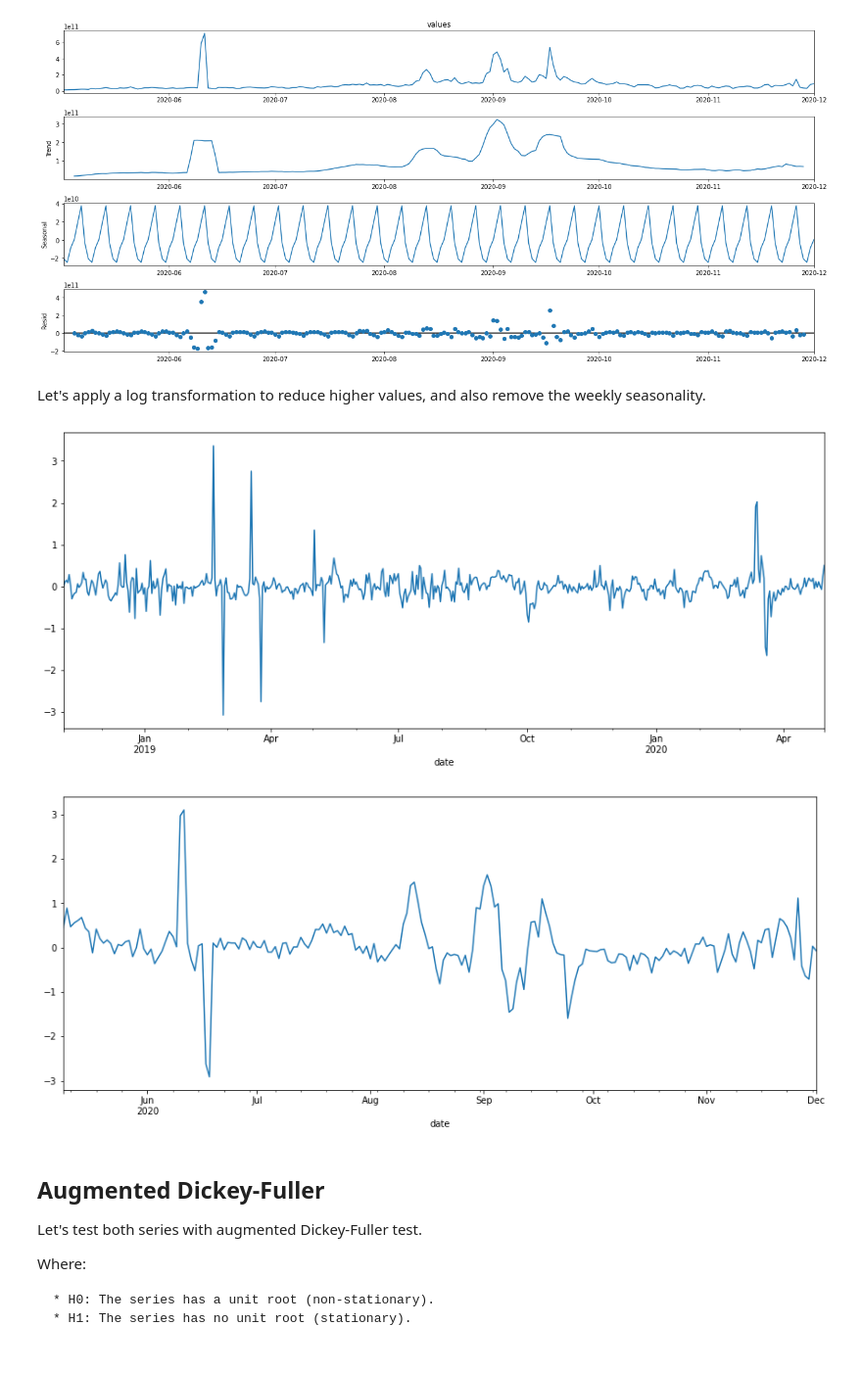
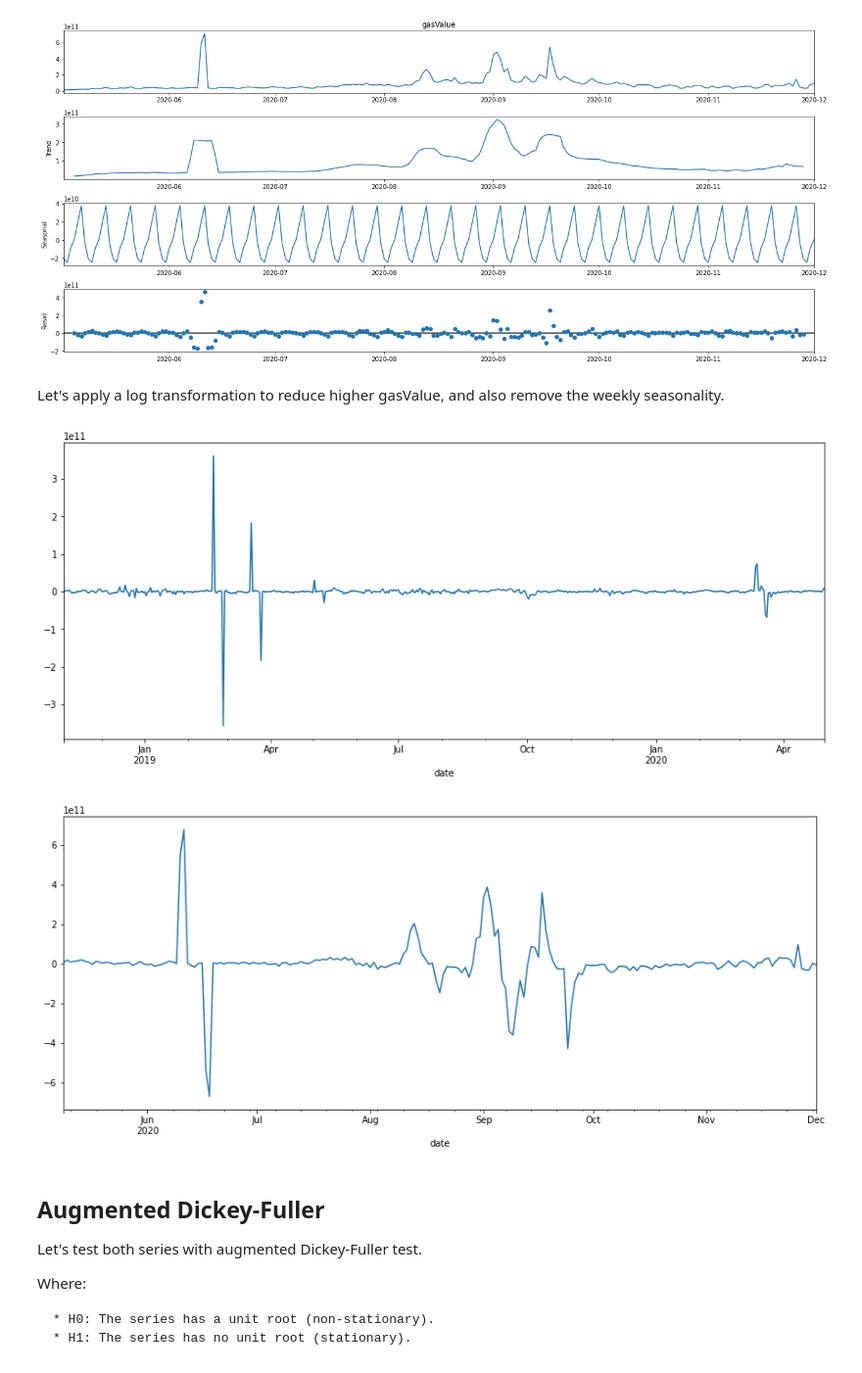
Before and after one commit to Grasia/gas-dao-activity, a Jupyter notebook: gas_seasonality.ipynb, the cells around one changed output. Shown at 98% size. Drawn from its saved outputs; the diff is of its cells as text; code cells hidden in the pictures.

```diff
--- a/gas_seasonality.ipynb
+++ b/gas_seasonality.ipynb
@@ -17,12 +24,8 @@ SECOND_SLICE_DATE: datetime = datetime.strptime('1/5/2020', '%d/%m/%Y')
 # %%
-def filter_series(df: pd.DataFrame, date_key: str, slice1: datetime, slice2: datetime) -> pd.DataFrame:
+def filter_series(df: pd.DataFrame, slice1: datetime, slice2: datetime) -> pd.DataFrame:
     dff: pd.DataFrame = df.copy()
-    dff.loc[:, date_key] = pd.to_datetime(dff.loc[:, date_key], unit='s')
-
-    dff.loc[:, :] = dff[dff[date_key] > slice1]
-    dff.loc[:, :] = dff[dff[date_key] < slice2]
-
-    dff = dff.set_index(date_key)
+    dff.loc[:, :] = dff[dff.index > slice1]
+    dff.loc[:, :] = dff[dff.index < slice2]
 
     return dff.dropna()
 # %%
@@ -57,8 +60,9 @@ def print_kpss(df: pd.DataFrame, values_key: str) -> None:
 Loading and cleaning gas data.
 # %%
 gas: pd.DataFrame = pd.read_csv(os.path.join('data', 'avg_gas_price.csv'), header=0)
-gas.rename(columns={'UnixTimeStamp': 'date', 'Value (Wei)': 'values'}, inplace = True)
-gas = gas[['date', 'values']].dropna()
+gas.rename(columns={'UnixTimeStamp': 'date', 'Value (Wei)': 'gasValue'}, inplace = True)
+gas = gas[['date', 'gasValue']].dropna()
+gas = transform_date_series(df=gas, date_key='date')
 # %% [markdown]
 ## Original series
 
@@ -74,7 +78,7 @@ plt.show()
 
 We can see there is two-stage in the series. The first stage ends around May first of 2020, from then the series changed. So let's split the series into two slices.
 # %%
-gas_slice1 = filter_series(df=gas, date_key='date', slice1=FIRST_SLICE_DATE, slice2=SECOND_SLICE_DATE)
-gas_slice2 = filter_series(df=gas, date_key='date', slice1=SECOND_SLICE_DATE, slice2=datetime.now())
+gas_slice1 = filter_series(df=gas, slice1=FIRST_SLICE_DATE, slice2=SECOND_SLICE_DATE)
+gas_slice2 = filter_series(df=gas, slice1=SECOND_SLICE_DATE, slice2=datetime.now())
 # %%
 rcParams['figure.figsize'] = 18, 8
@@ -91,16 +95,16 @@ plt.show()
 # %% [output]
 [figure]
 # %% [markdown]
-Let's apply a log transformation to reduce higher values, and also remove the weekly seasonality.
+Let's apply a log transformation to reduce higher gasValue, and also remove the weekly seasonality.
 # %%
-gas_slice1['values'] = np.log(gas_slice1['values'])
+#gas_slice1['gasValue'] = np.log(gas_slice1['gasValue'])
 
 N = 7
-gas_slice1['values'] = gas_slice1['values'] - gas_slice1['values'].shift(N)
+gas_slice1['gasValue'] = gas_slice1['gasValue'] - gas_slice1['gasValue'].shift(N)
 gas_slice1.dropna(inplace=True)
 # %%
-gas_slice1['values'].plot(figsize = (15, 6))
+gas_slice1['gasValue'].plot(figsize = (15, 6))
 plt.show()
 # %% [output]
-[figure, old version]
+[figure, new version]
 # %%
@@ -110,9 +114,9 @@ gas_slice2['values'] = gas_slice2['values'] - gas_slice2['values'].shift(N)
 gas_slice2.dropna(inplace=True)
 # %%
-gas_slice2['values'].plot(figsize = (15, 6))
+gas_slice2['gasValue'].plot(figsize = (15, 6))
 plt.show()
 # %% [output]
-[figure, old version]
+[figure, new version]
 # %% [markdown]
 ## Augmented Dickey-Fuller
 
```
Also changed, not shown: parts of 55 cells of this notebook.
